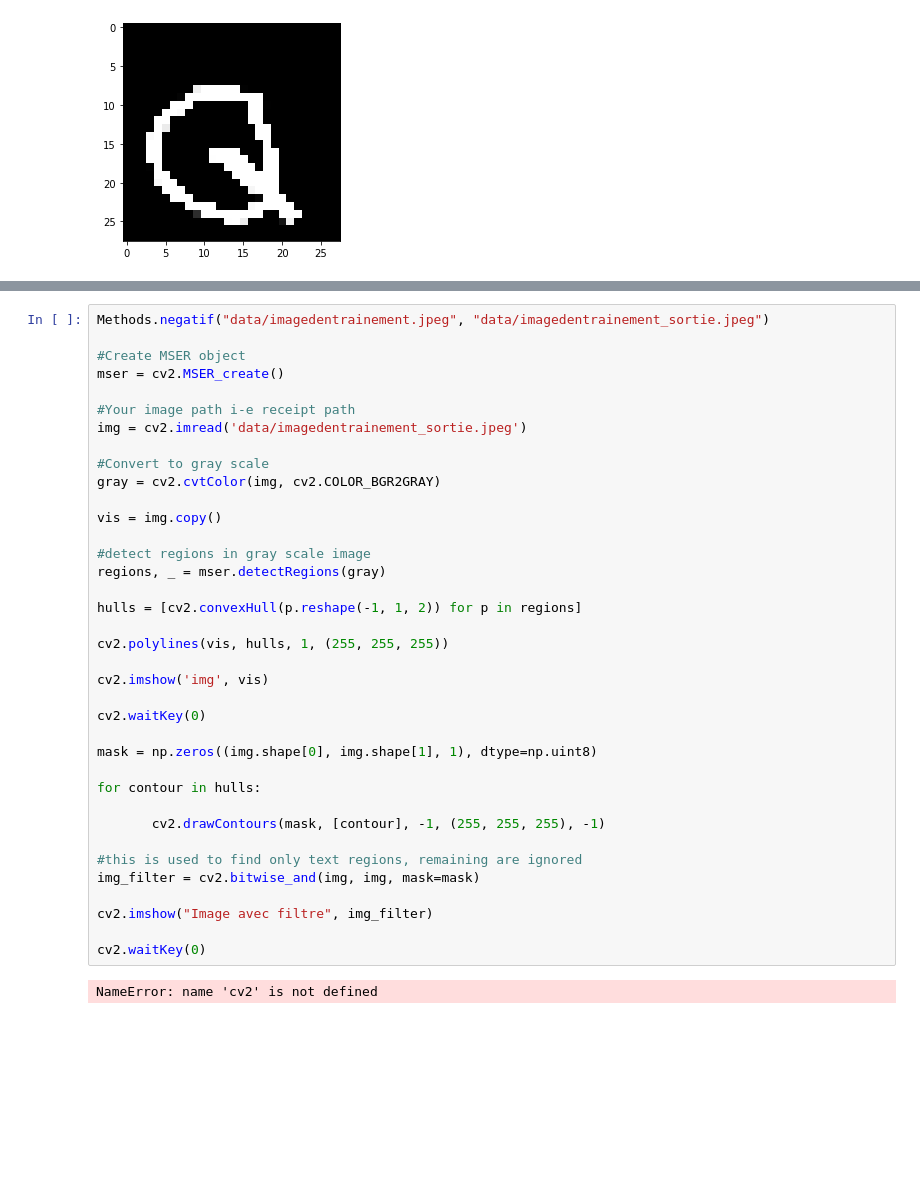
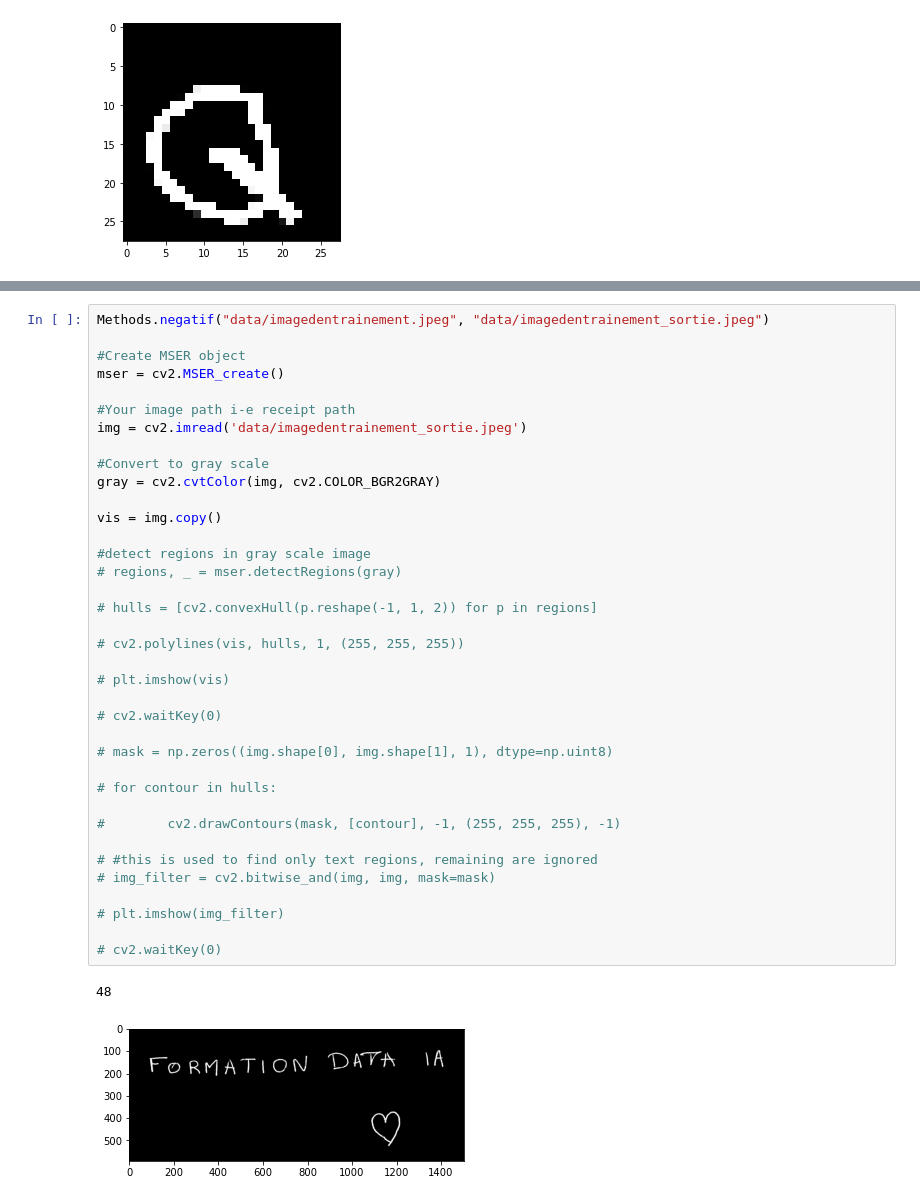
Before and after one commit to Twizzle1997/nuage-compta, a Jupyter notebook: audrey_main.ipynb, the cells around one changed output, grey strips where cells are left out. Cells and saved outputs as stored; diff of their text form; blank space fills up the shorter version.

```diff
--- a/audrey_main.ipynb
+++ b/audrey_main.ipynb
@@ -168,39 +176,40 @@ NameError: name 'get_result' is not defined
 # %%
 Methods.negatif("data/imagedentrainement.jpeg", "data/imagedentrainement_sortie.jpeg")
 
 #Create MSER object
 mser = cv2.MSER_create()
 
 #Your image path i-e receipt path
 img = cv2.imread('data/imagedentrainement_sortie.jpeg')
 
 #Convert to gray scale
 gray = cv2.cvtColor(img, cv2.COLOR_BGR2GRAY)
 
 vis = img.copy()
 
 #detect regions in gray scale image
-regions, _ = mser.detectRegions(gray)
+# regions, _ = mser.detectRegions(gray)
 
-hulls = [cv2.convexHull(p.reshape(-1, 1, 2)) for p in regions]
+# hulls = [cv2.convexHull(p.reshape(-1, 1, 2)) for p in regions]
 
-cv2.polylines(vis, hulls, 1, (255, 255, 255))
+# cv2.polylines(vis, hulls, 1, (255, 255, 255))
 
-cv2.imshow('img', vis)
+# plt.imshow(vis)
 
-cv2.waitKey(0)
+# cv2.waitKey(0)
 
-mask = np.zeros((img.shape[0], img.shape[1], 1), dtype=np.uint8)
+# mask = np.zeros((img.shape[0], img.shape[1], 1), dtype=np.uint8)
 
-for contour in hulls:
+# for contour in hulls:
 
-       cv2.drawContours(mask, [contour], -1, (255, 255, 255), -1)
+#        cv2.drawContours(mask, [contour], -1, (255, 255, 255), -1)
 
-#this is used to find only text regions, remaining are ignored
-img_filter = cv2.bitwise_and(img, img, mask=mask)
+# #this is used to find only text regions, remaining are ignored
+# img_filter = cv2.bitwise_and(img, img, mask=mask)
 
-cv2.imshow("Image avec filtre", img_filter)
+# plt.imshow(img_filter)
 
-cv2.waitKey(0)
+# cv2.waitKey(0)
 # %% [output]
-NameError: name 'cv2' is not defined
+48
+[figure, added]
```
Also changed, not shown: parts of 4 cells of this notebook.
